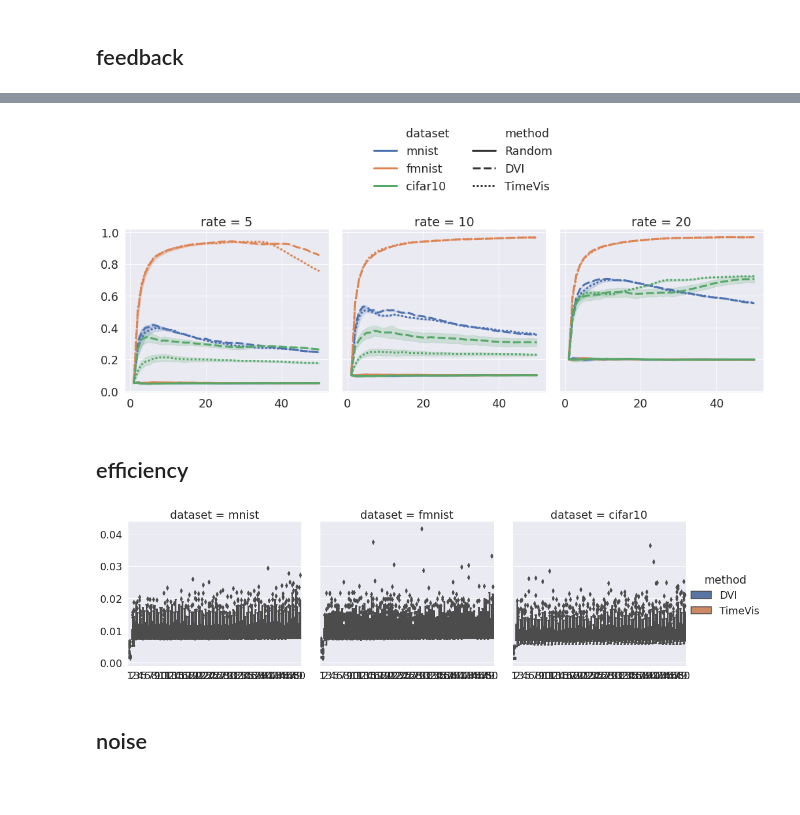
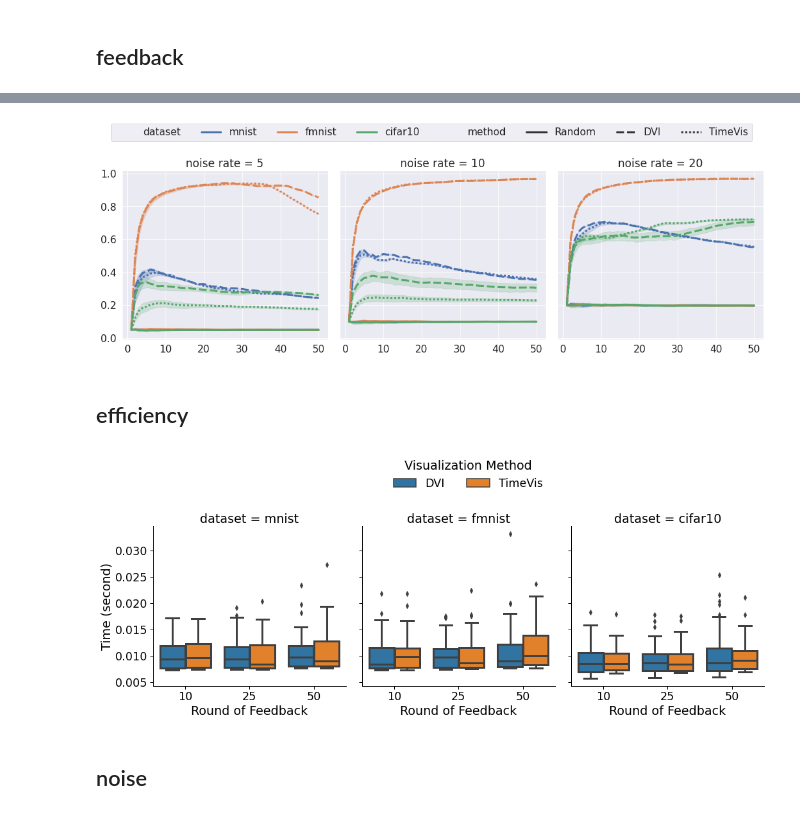
Before and after one commit to xianglinyang/DeepDebugger, a Jupyter notebook: experiments/trajectory_plot.ipynb, the cells around one changed output, grey strips where cells are left out. Drawn from its saved outputs; the diff is of its cells as text; code cells hidden in the pictures; blank space fills up the shorter version.

```diff
--- a/experiments/trajectory_plot.ipynb
+++ b/experiments/trajectory_plot.ipynb
@@ -27,18 +19,16 @@ df = pd.read_excel(eval_path, index_col=0, dtype={"task":str, "dataset":str, "me
 df_eval = df[(df.task=="feedback")&(df.tolerance==0.0)]
 # %%
-pal20c = sns.color_palette('tab20c', 20)
 sns.set_theme()
-sns.set_context("paper", font_scale=2, rc={"lines.linewidth": 3})
-fg = sns.relplot(data=df_eval, x="iter", y="eval", col="rate", hue="dataset", hue_order=["mnist","fmnist","cifar10"], style="method", style_order=["Random", "DVI", "TimeVis"], kind="line", legend="full")
-# fg = sns.lineplot(data=df_eval, x="iter", y="eval", hue="dataset", hue_order=["mnist","fmnist","cifar10"], style="method", style_order=["Random", "DVI", "TimeVis"], legend="full")
-sns.move_legend(fg, "lower center", bbox_to_anchor=(.5, 1), ncol=2, title=None, frameon=False)
-fg.set(xlabel='', ylabel='')
+sns.set_context("paper", font_scale=1.75, rc={"lines.linewidth": 3})
+fg = sns.relplot(data=df_eval, x="iter", y="eval", col="labeled ratio", hue="dataset", hue_order=["mnist","fmnist","cifar10"], style="method", style_order=["Random", "DVI", "TimeVis"], kind="line", legend=False)
+# sns.move_legend(fg, "lower center", bbox_to_anchor=(.5, 1), ncol=2, title=None, frameon=False)
+fg.set(xlabel='Round', ylabel='Feedback Accuracy')
 
 fg.figure.savefig(
-    "../singleVis/plot/plot_results/al_simulation.png",
+    "../singleVis/plot/plot_results/al_simulation_feedback.pdf",
     dpi=300,
     bbox_inches="tight",
     pad_inches=0.0,
-    transparent=True,
+    # transparent=True,
 )
 # %% [output]
@@ -173,22 +176,22 @@ df = pd.read_excel(eval_path, index_col=0, dtype={"task":str, "dataset":str, "me
 df_eval = df[(df.task=="feedback")&(df.tolerance==0.0)]
 # %%
-pal20c = sns.color_palette('tab20c', 20)
+# pal20c = sns.color_palette('tab20c', 20)
 sns.set_theme()
-sns.set_context("paper", font_scale=2, rc={"lines.linewidth": 3})
-fg = sns.relplot(data=df_eval, x="iter", y="eval", col="rate", hue="dataset", hue_order=["mnist","fmnist","cifar10"], style="method", style_order=["Random", "DVI", "TimeVis"], kind="line", legend="full")
+sns.set_context("paper", font_scale=1.75, rc={"lines.linewidth": 3})
+fg = sns.relplot(data=df_eval, x="iter", y="eval", col="noise rate", hue="dataset", hue_order=["mnist","fmnist","cifar10"], style="method", style_order=["Random", "DVI", "TimeVis"], kind="line", legend="auto")
 # fg = sns.lineplot(data=df_eval, x="iter", y="eval", hue="dataset", hue_order=["mnist","fmnist","cifar10"], style="method", style_order=["Random", "DVI", "TimeVis"], legend="full")
-sns.move_legend(fg, "lower center", bbox_to_anchor=(.5, 1), ncol=2, title=None, frameon=False)
+sns.move_legend(fg, "lower center", bbox_to_anchor=(.465, 1), ncol=8, title=None, frameon=True)
 fg.set(xlabel='', ylabel='')
 
 fg.figure.savefig(
-    "../singleVis/plot/plot_results/noise_simulation.png",
+    "../singleVis/plot/plot_results/noise_simulation_feedback.pdf",
     dpi=300,
     bbox_inches="tight",
     pad_inches=0.0,
-    transparent=True,
+    # transparent=True,
 )
 # %% [output]
-[figure, old version]
+[figure, new version]
 # %% [markdown]
 ## efficiency
 # %%
@@ -198,19 +200,17 @@ df_eval = df[(df.task=="efficiency")]
 # %%
 sns.set_context("paper", font_scale=2, rc={"lines.linewidth": 3})
 fg = sns.catplot(data=df_eval, x="iter", y="eval", col="dataset", hue="method", kind="box")
-# fg = sns.relplot(data=df, x="iter", y="eval", col="method", hue="dataset", hue_order=["MNIST","FMNIST","CIFAR10"], kind="line", legend="full")
-# fg = sns.lineplot(data=df, x="iter", y="eval", hue="dataset", hue_order=["MNIST","FMNIST","CIFAR10"], style="method", style_order=["DVI", "TimeVis","RANDOM"], legend="full")
-# sns.move_legend(fg, "lower center", bbox_to_anchor=(.5, 1), ncol=2, title=None, frameon=False)
-fg.set(xlabel='', ylabel='')
+sns.move_legend(fg, "lower center", bbox_to_anchor=(.5, 1), ncol=2, title="Visualization Method", frameon=False)
+fg.set(xlabel='Round of Feedback', ylabel='Time (second)')
 
 fg.figure.savefig(
-    "../singleVis/plot/plot_results/noise_simulation_efficiency.png",
+    "../singleVis/plot/plot_results/noise_simulation_efficiency.pdf",
     dpi=300,
     bbox_inches="tight",
     pad_inches=0.0,
     transparent=True,
 )
 # %% [output]
-[figure, old version]
+[figure, new version]
 # %% [markdown]
 ## noise
```
Also changed, not shown: parts of 28 cells of this notebook, 5 other files.
